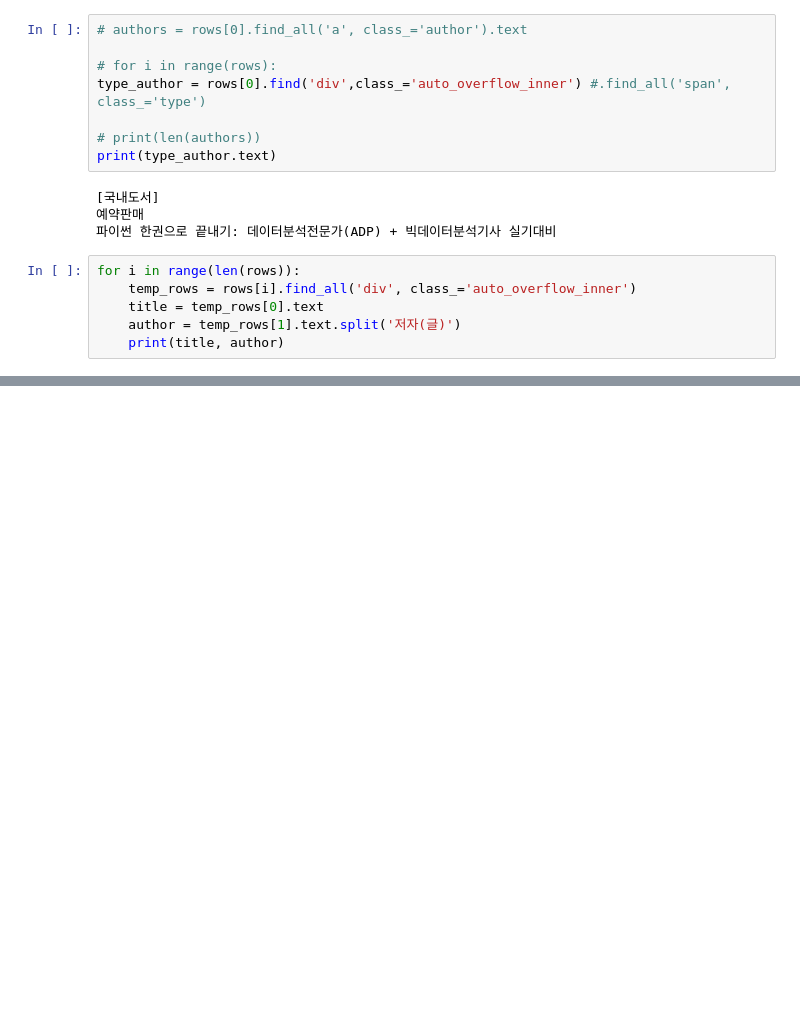
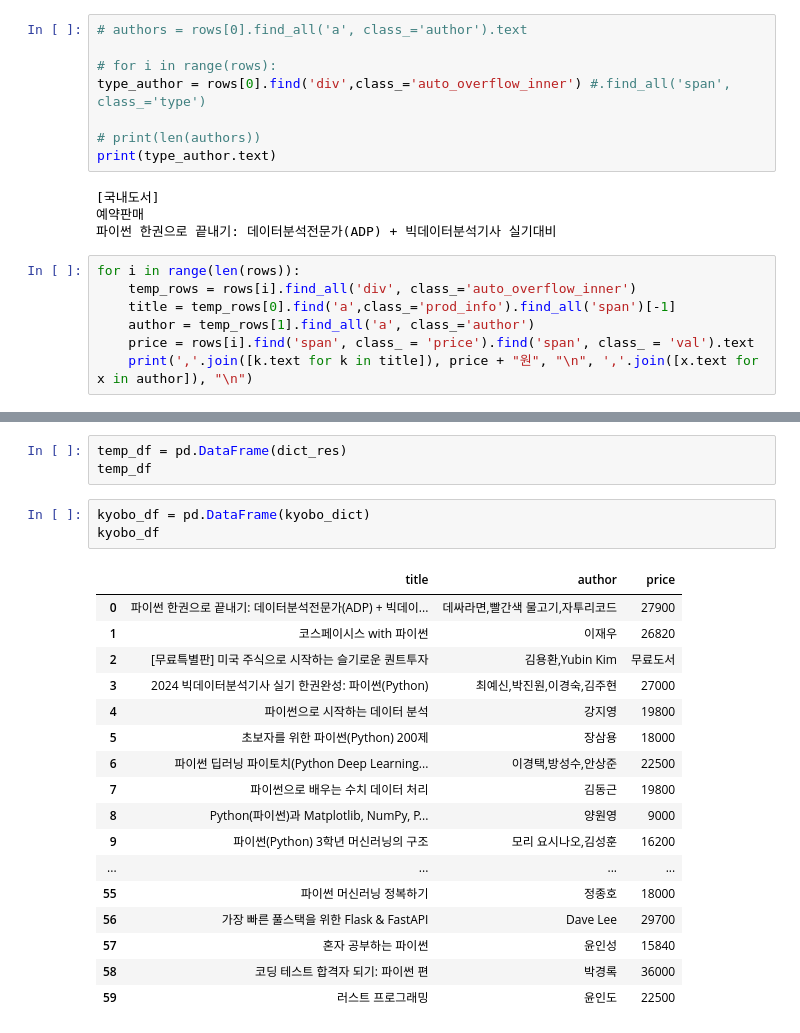
Before and after one commit to baedori99/TIL, a Jupyter notebook: kyobo_crawling.ipynb, the cells around one changed output, grey strips where cells are left out. Saved outputs shown, nothing was run; the diff lists cells and outputs as text; blank space fills up the shorter version.

Commit message:
kyobo book_title,author,price crawling part2

```diff
--- a/kyobo_crawling.ipynb
+++ b/kyobo_crawling.ipynb
@@ -65,7 +86,8 @@ print(type_author.text)
 # %%
 for i in range(len(rows)):
     temp_rows = rows[i].find_all('div', class_='auto_overflow_inner')
-    title = temp_rows[0].text
-    author = temp_rows[1].text.split('저자(글)')
-    print(title, author)
+    title = temp_rows[0].find('a',class_='prod_info').find_all('span')[-1]
+    author = temp_rows[1].find_all('a', class_='author')
+    price = rows[i].find('span', class_ = 'price').find('span', class_ = 'val').text
+    print(','.join([k.text for k in title]), price + "원", "\n", ','.join([x.text for x in author]), "\n")
 # %% [output]
@@ -88,0 +196,24 @@ for i in range(len(rows)):
+# %%
+temp_df = pd.DataFrame(dict_res)
+temp_df
+# %%
+kyobo_df = pd.DataFrame(kyobo_dict)
+kyobo_df
+# %% [output]
+|  | title | author | price |
+| 0 | 파이썬 한권으로 끝내기: 데이터분석전문가(ADP) + 빅데이... | 데싸라면,빨간색 물고기,자투리코드 | 27900 |
+| 1 | 코스페이시스 with 파이썬 | 이재우 | 26820 |
+| 2 | [무료특별판] 미국 주식으로 시작하는 슬기로운 퀀트투자 | 김용환,Yubin Kim | 무료도서 |
+| 3 | 2024 빅데이터분석기사 실기 한권완성: 파이썬(Python) | 최예신,박진원,이경숙,김주현 | 27000 |
+| 4 | 파이썬으로 시작하는 데이터 분석 | 강지영 | 19800 |
+| 5 | 초보자를 위한 파이썬(Python) 200제 | 장삼용 | 18000 |
+| 6 | 파이썬 딥러닝 파이토치(Python Deep Learning... | 이경택,방성수,안상준 | 22500 |
+| 7 | 파이썬으로 배우는 수치 데이터 처리 | 김동근 | 19800 |
+| 8 | Python(파이썬)과 Matplotlib, NumPy, P... | 양원영 | 9000 |
+| 9 | 파이썬(Python) 3학년 머신러닝의 구조 | 모리 요시나오,김성훈 | 16200 |
+| ... | ... | ... | ... |
+| 55 | 파이썬 머신러닝 정복하기 | 정종호 | 18000 |
+| 56 | 가장 빠른 풀스택을 위한 Flask & FastAPI | Dave Lee | 29700 |
+| 57 | 혼자 공부하는 파이썬 | 윤인성 | 15840 |
+| 58 | 코딩 테스트 합격자 되기: 파이썬 편 | 박경록 | 36000 |
+| 59 | 러스트 프로그래밍 | 윤인도 | 22500 |
```
Also changed, not shown: parts of 9 cells of this notebook, 3 other files.
